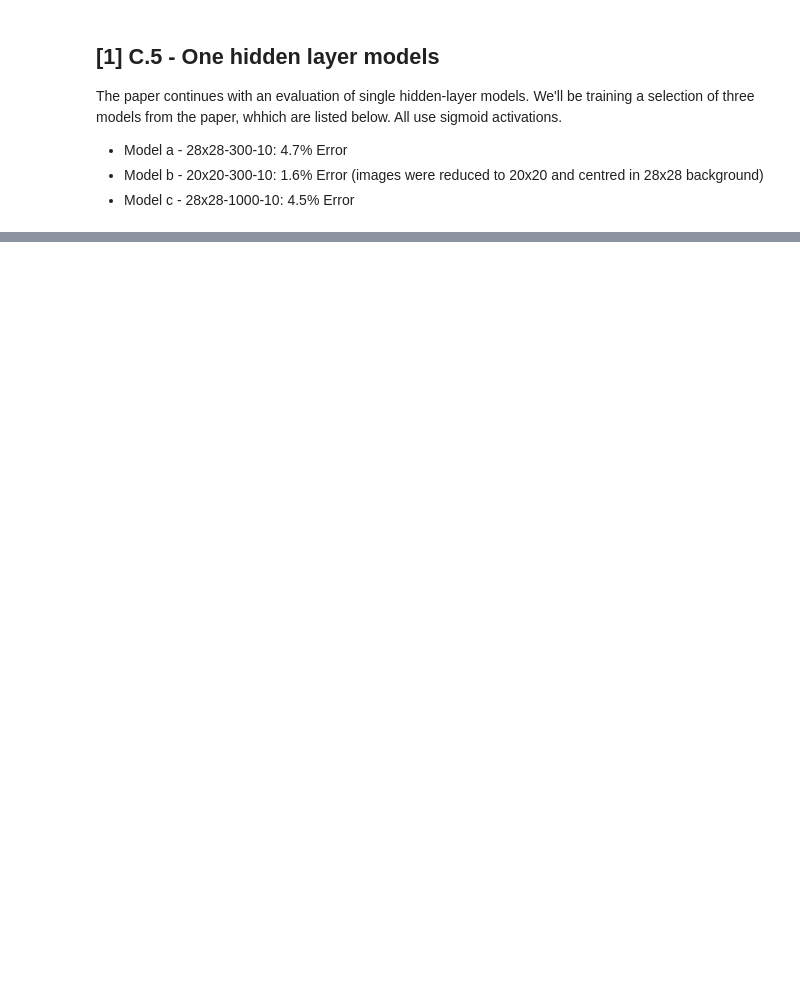
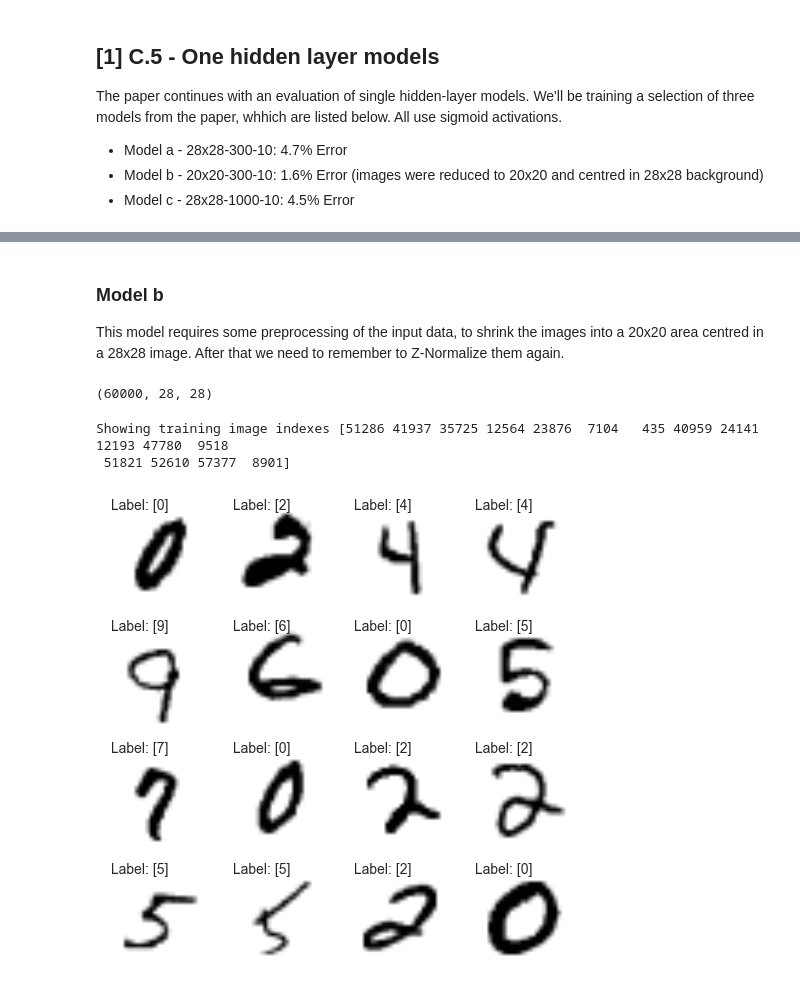
Before and after one commit to timgasser/keras-mnist, a Jupyter notebook: notebooks/neural_net_models.ipynb, the cells around one changed output, grey strips where cells are left out. Saved outputs shown, nothing was run; the diff lists cells and outputs as text; code cells hidden in the pictures; blank space fills up the shorter version.

```diff
--- a/notebooks/neural_net_models.ipynb
+++ b/notebooks/neural_net_models.ipynb
@@ -203,0 +167,40 @@ Epoch 20/20
+# %% [markdown]
+### Model b
+
+This model requires some preprocessing of the input data, to shrink the images into a 20x20 area centred in a 28x28 image. After that we need to remember to Z-Normalize them again.
+# %%
+X_train_input.shape
+# %% [output]
+(60000, 28, 28)
+# %%
+# Check a few training values at random as a sanity check
+def show_label_images(X, y, images=None):
+    '''Shows random images in a grid
+    INPUT: X - image data
+           y - class label
+           images - indexes of images to show. Randomly selected if None
+    RETURNS: Nothing.
+    '''
+
+    num = 4
+    num_square = num ** 2
+
+    if images is None:
+        images = np.random.randint(0, n_train, num_square)
+
+    print('Showing training image indexes {}'.format(images))
+
+    fig, axes = plt.subplots(num,num, figsize=(6,6))
+    for idx, val in enumerate(images):
+        r, c = divmod(idx, num)
+        ax = axes[r][c]
+        ax.imshow(X[images[idx]], cmap=plt.cm.binary)
+        ax.annotate('Label: {}'.format(y[val]), xy=(1, 1))
+        ax.xaxis.set_visible(False)
+        ax.yaxis.set_visible(False)
+
+show_label_images(X_train_input, y_train_input)
+# %% [output]
+Showing training image indexes [51286 41937 35725 12564 23876  7104   435 40959 24141 12193 47780  9518
+ 51821 52610 57377  8901]
+[figure, added]
```
Also changed, not shown: parts of 8 cells of this notebook, 1 other file.
